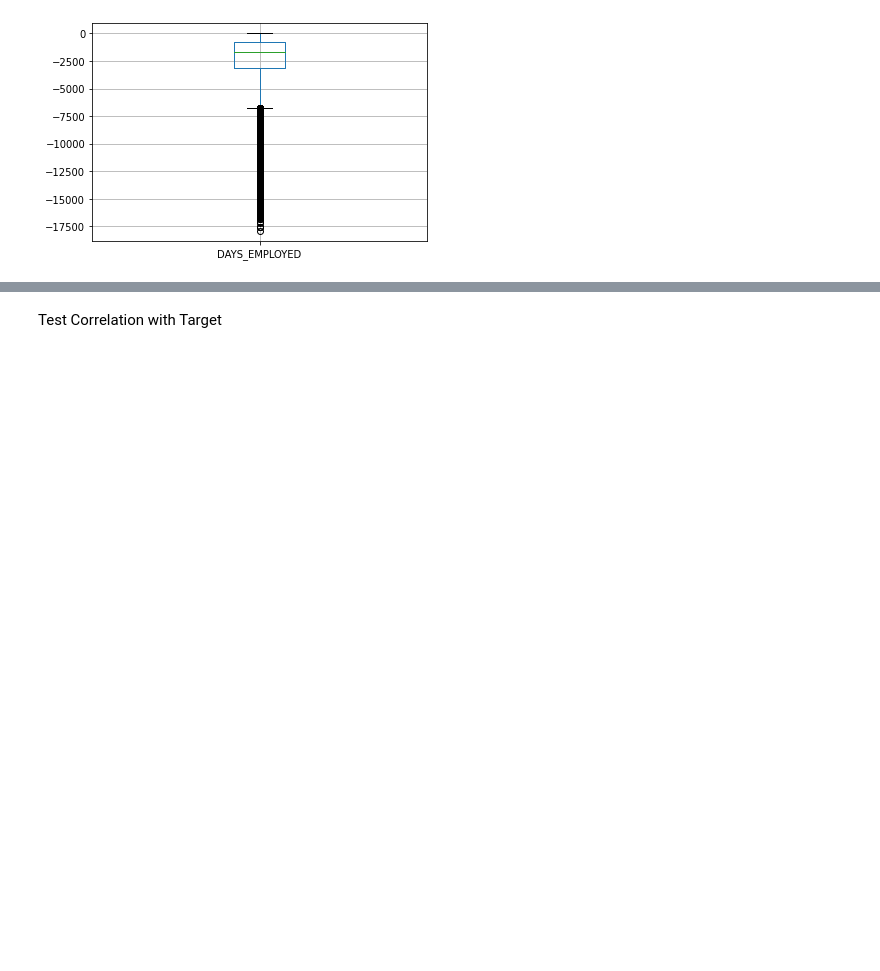
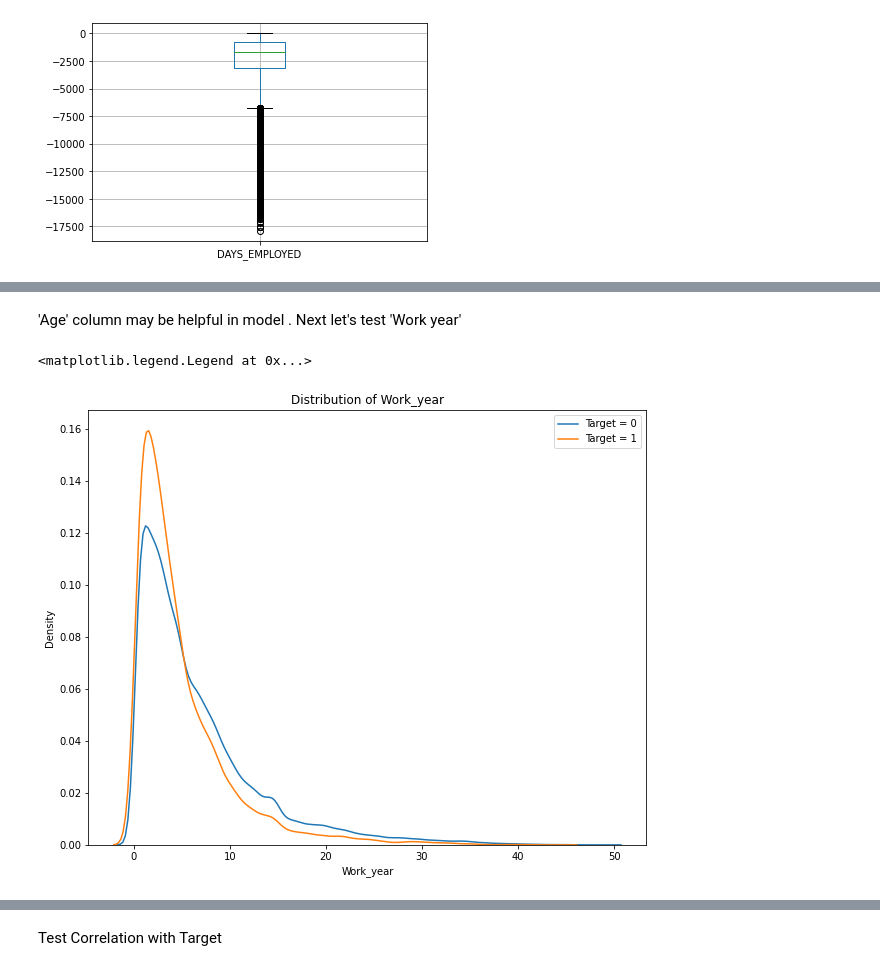
Before and after one commit to blxsheep/Home_credit_default_Risk, a Jupyter notebook: Home_Credit_Default_Risk.ipynb, the cells around one changed output, grey strips where cells are left out. Saved outputs shown, nothing was run; the diff lists cells and outputs as text; code cells hidden in the pictures; blank space fills up the shorter version.

```diff
--- a/Home_Credit_Default_Risk.ipynb
+++ b/Home_Credit_Default_Risk.ipynb
@@ -190,0 +254,11 @@ test.drop(columns = ['DAYS_BIRTH','DAYS_EMPLOYED'],axis = 1,inplace  = True )
+# %% [markdown]
+'Age' column may be helpful in model .  Next let's test 'Work year'
+# %%
+plt.figure(figsize=(10,8))
+sns.kdeplot(train.loc[train['TARGET']==0,'Work_year'],label  = 'Target = 0')
+sns.kdeplot(train.loc[train['TARGET']==1,'Work_year'],label  = 'Target = 1')
+plt.xlabel('Work_year'); plt.ylabel('Density'); plt.title('Distribution of Work_year');
+plt.legend(loc =  'upper right')
+# %% [output]
+<matplotlib.legend.Legend at 0x...>
+[figure, added]
```
Also changed, not shown: parts of 71 cells of this notebook.
